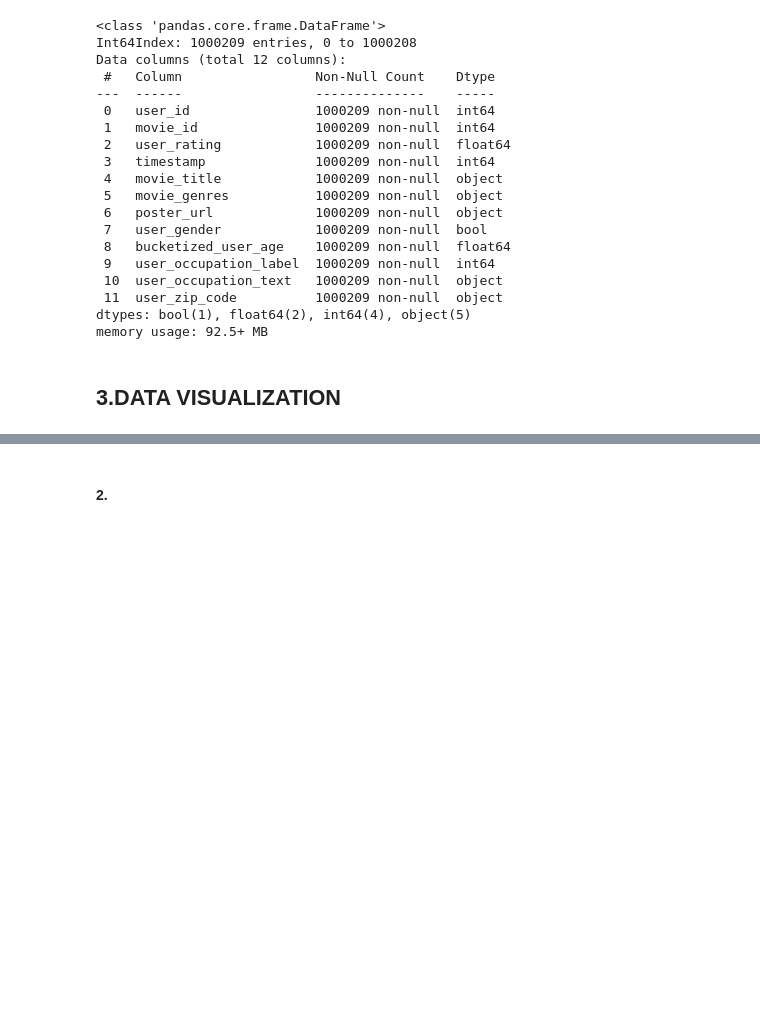
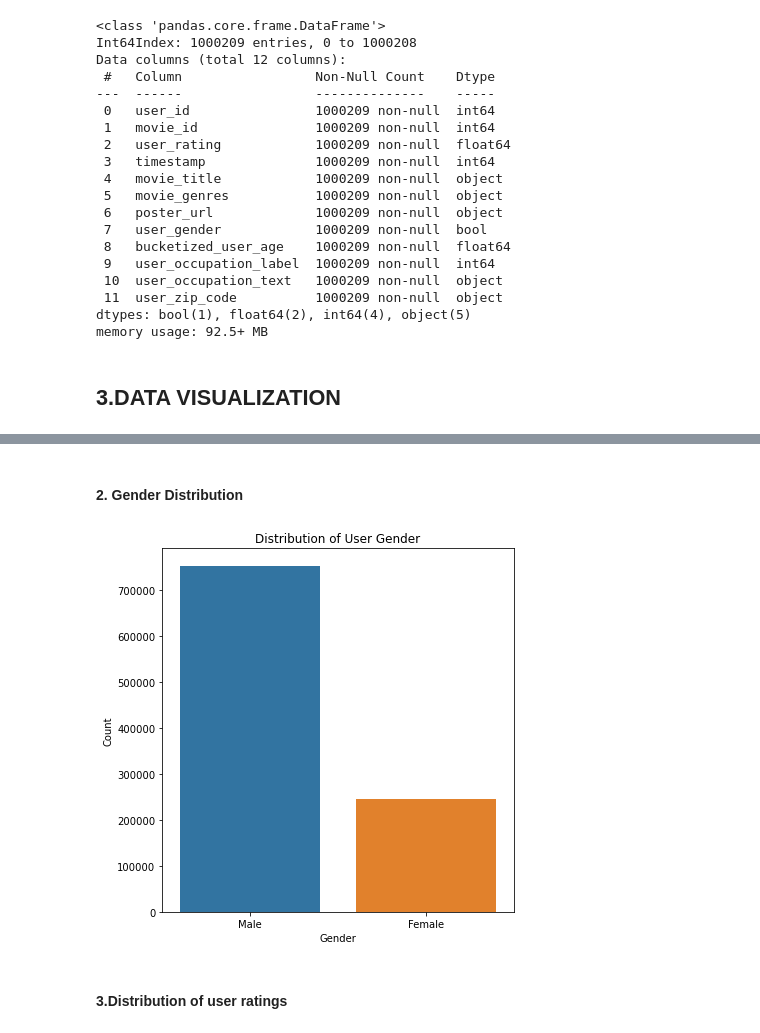
Before and after one commit to FGithaiga/MOVIE_LENS, a Jupyter notebook: index.ipynb, the cells around one changed output, grey strips where cells are left out. Saved outputs shown, nothing was run; the diff lists cells and outputs as text; code cells hidden in the pictures; blank space fills up the shorter version.

```diff
--- a/index.ipynb
+++ b/index.ipynb
@@ -334,2 +351,18 @@ df_Merged.to_excel("Data/Merged_movies_dataset.xlsx", index=False)
+# %% [markdown]
+#### **2. Gender Distribution**
+# %%
+# Convert boolean gender to string
+df_Merged['user_gender_str'] = df_Merged['user_gender'].apply(lambda x: 'Male' if x else 'Female')
+
+# Plot the gender distribution
+plt.figure(figsize=(6, 6))
+sns.countplot(x='user_gender_str', data=df_Merged)
+plt.title('Distribution of User Gender')
+plt.xlabel('Gender')
+plt.ylabel('Count')
+plt.tight_layout()
+plt.show()
+# %% [output]
+[figure, added]
 # %% [markdown]
-#### **2.**
+#### **3.Distribution of user ratings**
```
Also changed, not shown: parts of 16 cells of this notebook.
